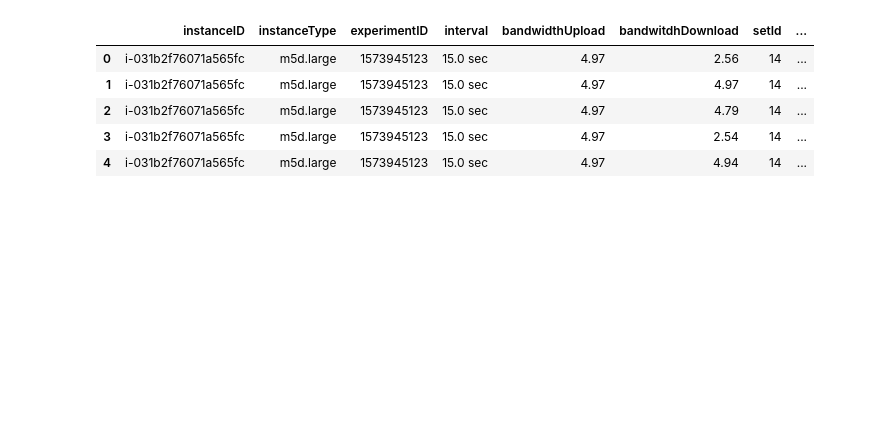
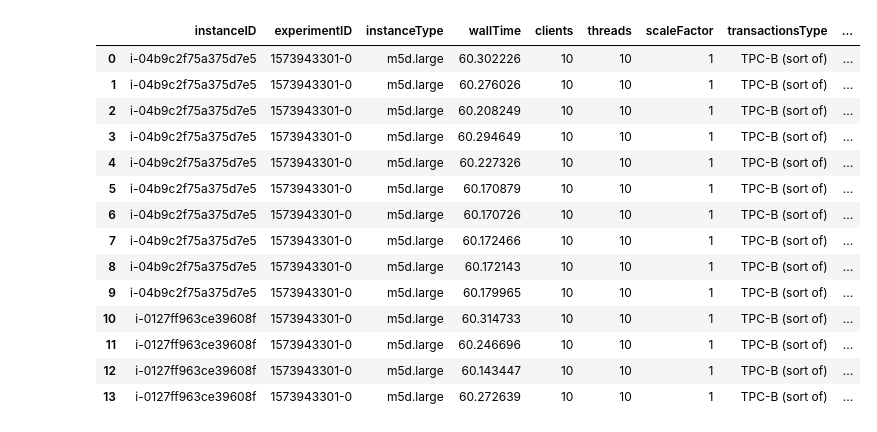
Before and after one commit to delvinuw/IaaSCloudResourceContention, a Jupyter notebook: modeldata/m5d/Open Cloud Summary.ipynb, the cells around one changed output. Saved outputs shown, nothing was run; the diff lists cells and outputs as text; code cells hidden in the pictures; blank space fills up the shorter version.

```diff
--- a/modeldata/m5d/Open Cloud Summary.ipynb
+++ b/modeldata/m5d/Open Cloud Summary.ipynb
@@ -63,4 +56,14 @@ df_data.describe()
 # %%
-#adjust megabite values down assuming all mbs values are over 500mb
-df_data['bandwitdhDownload'] = np.where(df_data['bandwitdhDownload'] < 500, df_data['bandwitdhDownload'], df_data['bandwitdhDownload']/1000)
-df_data['bandwidthUpload'] = np.where(df_data['bandwidthUpload'] < 500, df_data['bandwidthUpload'], df_data['bandwidthUpload']/1000)
+if (experiment_type == 'iperf'):
+    #adjust gigbite values 'up' assuming all mbs values are over 100mb
+    df_data['bandwitdhDownload'] = np.where(df_data['bandwitdhDownload'] > 100, df_data['bandwitdhDownload'], df_data['bandwitdhDownload']*1000)
+    df_data['bandwidthUpload'] = np.where(df_data['bandwidthUpload'] > 100, df_data['bandwidthUpload'], df_data['bandwidthUpload']*1000)
+
+    #add total bandwidth column
+    df_data['total'] = df_data['bandwidthUpload'] + df_data['bandwitdhDownload']
+
+    #sort by setId, vmId
+    df_data = df_data.sort_values(by =['setId', 'vmId'], ascending = False)
+
+    #reset index
+    df_data.reset_index(drop=True, inplace= True)
@@ -70,9 +69,0 @@ df_data['total'] = df_data['bandwidthUpload'] + df_data['bandwitdhDownload']
-# %%
-df_data.head()
-# %% [output]
-|  | instanceID | instanceType | experimentID | interval | bandwidthUpload | bandwitdhDownload | setId | ... |
-| 0 | i-031b2f76071a565fc | m5d.large | 1573945123 | 15.0 sec | 4.97 | 2.56 | 14 | ... |
-| 1 | i-031b2f76071a565fc | m5d.large | 1573945123 | 15.0 sec | 4.97 | 4.97 | 14 | ... |
-| 2 | i-031b2f76071a565fc | m5d.large | 1573945123 | 15.0 sec | 4.97 | 4.79 | 14 | ... |
-| 3 | i-031b2f76071a565fc | m5d.large | 1573945123 | 15.0 sec | 4.97 | 2.54 | 14 | ... |
-| 4 | i-031b2f76071a565fc | m5d.large | 1573945123 | 15.0 sec | 4.97 | 4.94 | 14 | ... |
@@ -79,3 +82,22 @@ df_data.head()
+# %%
+#check if correct columns are dropped..
+df_data.head(14)
+# %% [output]
+|  | instanceID | experimentID | instanceType | wallTime | clients | threads | scaleFactor | transactionsType | ... |
+| 0 | i-04b9c2f75a375d7e5 | 1573943301-0 | m5d.large | 60.302226 | 10 | 10 | 1 | TPC-B (sort of) | ... |
+| 1 | i-04b9c2f75a375d7e5 | 1573943301-0 | m5d.large | 60.276026 | 10 | 10 | 1 | TPC-B (sort of) | ... |
+| 2 | i-04b9c2f75a375d7e5 | 1573943301-0 | m5d.large | 60.208249 | 10 | 10 | 1 | TPC-B (sort of) | ... |
+| 3 | i-04b9c2f75a375d7e5 | 1573943301-0 | m5d.large | 60.294649 | 10 | 10 | 1 | TPC-B (sort of) | ... |
+| 4 | i-04b9c2f75a375d7e5 | 1573943301-0 | m5d.large | 60.227326 | 10 | 10 | 1 | TPC-B (sort of) | ... |
+| 5 | i-04b9c2f75a375d7e5 | 1573943301-0 | m5d.large | 60.170879 | 10 | 10 | 1 | TPC-B (sort of) | ... |
+| 6 | i-04b9c2f75a375d7e5 | 1573943301-0 | m5d.large | 60.170726 | 10 | 10 | 1 | TPC-B (sort of) | ... |
+| 7 | i-04b9c2f75a375d7e5 | 1573943301-0 | m5d.large | 60.172466 | 10 | 10 | 1 | TPC-B (sort of) | ... |
+| 8 | i-04b9c2f75a375d7e5 | 1573943301-0 | m5d.large | 60.172143 | 10 | 10 | 1 | TPC-B (sort of) | ... |
+| 9 | i-04b9c2f75a375d7e5 | 1573943301-0 | m5d.large | 60.179965 | 10 | 10 | 1 | TPC-B (sort of) | ... |
+| 10 | i-0127ff963ce39608f | 1573943301-0 | m5d.large | 60.314733 | 10 | 10 | 1 | TPC-B (sort of) | ... |
+| 11 | i-0127ff963ce39608f | 1573943301-0 | m5d.large | 60.246696 | 10 | 10 | 1 | TPC-B (sort of) | ... |
+| 12 | i-0127ff963ce39608f | 1573943301-0 | m5d.large | 60.143447 | 10 | 10 | 1 | TPC-B (sort of) | ... |
+| 13 | i-0127ff963ce39608f | 1573943301-0 | m5d.large | 60.272639 | 10 | 10 | 1 | TPC-B (sort of) | ... |
 # %%
 #group by instanceID and take the mean of each column
 df = df_data.groupby('instanceID').mean()
```
Also changed, not shown: parts of 18 cells of this notebook, 9 other files.
